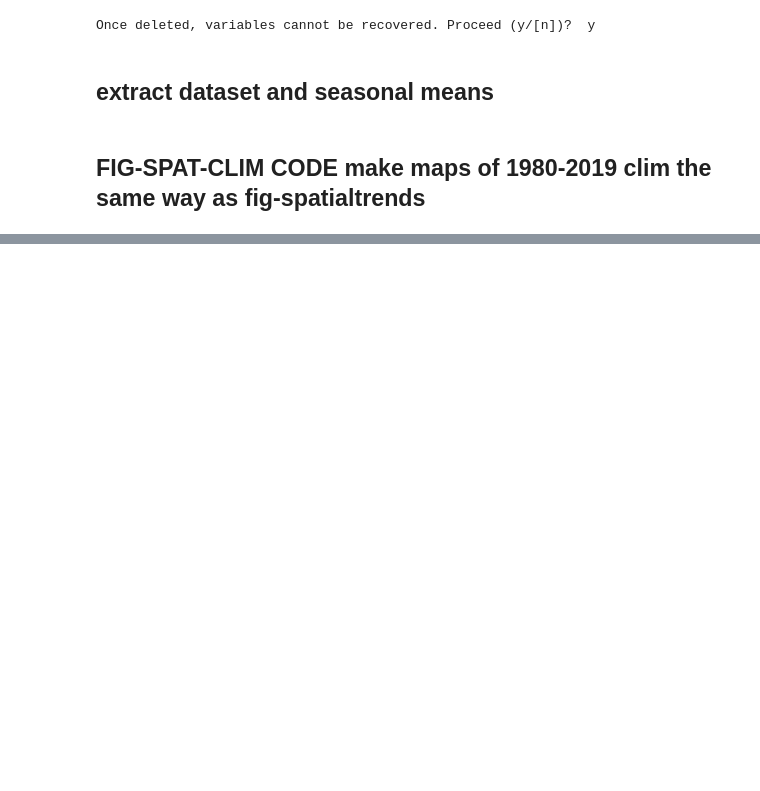
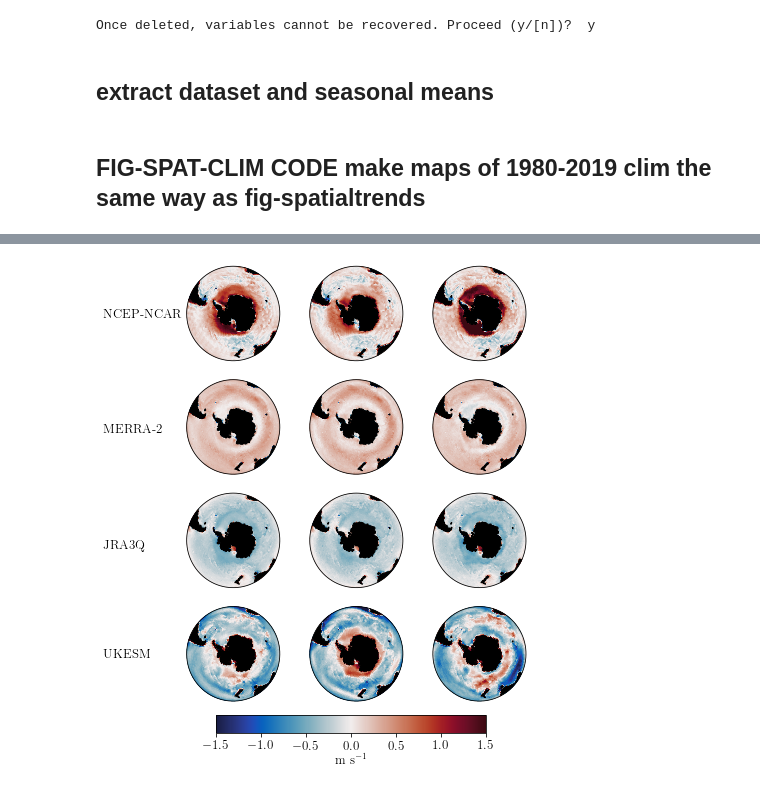
Before and after one commit to tjarnikova/windEval, a Jupyter notebook: plottingCode/Fig-spat-clim.ipynb, the cells around one changed output, grey strips where cells are left out. Saved outputs shown, nothing was run; the diff lists cells and outputs as text; code cells hidden in the pictures; blank space fills up the shorter version.

```diff
--- a/plottingCode/Fig-spat-clim.ipynb
+++ b/plottingCode/Fig-spat-clim.ipynb
@@ -210,0 +305,73 @@ tx = 0.1
+# %%
+n = ['NCEP-NCAR','MERRA','JRA','UKESM',]
+
+# n = ['ERA5']
+
+seas = ['FY','DJF','JJA']
+
+fact = 0.25
+fig = plt.figure(figsize=[25*fact, 48/6*4*fact])
+tcm = cm.balance
+
+
+dats = [ncarfy, ncardjf, ncarjja, \
+        merrafy, merradjf, merrajja, \
+        JRAfy, JRAdjf, JRAjja,\
+        ukesmfy, ukesmdjf, ukesmjja,\
+       ]
+
+dats2 = [erafy, eradjf, erajja,\
+         erafy, eradjf, erajja,
+         erafy, eradjf, erajja,
+         erafy, eradjf, erajja,
+       ]
+
+botbound = -1.5
+topbound = 1.5
+tint = 0.5
+tcm = cm.balance
+tcbr = True
+ind = 1
+for tn in n:
+    for tseas in seas:
+
+        ax1 = fig.add_subplot(4, 3, ind, projection=ccrs.Orthographic(0, -90))
+
+        lats = erafy.lat
+        lons = erafy.lon
+
+        if ind < 12:
+            tcbr = False
+        else:
+            tcbr = True
+        tit = ''
+        # if ind < 4 :
+        #     tit = f'{tseas}'
+        test = dats[ind-1].wspd10m.values
+        test = np.squeeze(test)
+        test2 = dats2[ind-1].wspd10m.values
+        test2 = np.squeeze(test2)
+        test3 = test2-test
+        bc = plot_southern(fig, ax1, lons, lats, test3, botbound,
+                      topbound, np.arange(botbound,topbound,tint), fs = 14,
+                      tit =tit, cbarlab = 'm/s', tcmap = tcm, lm = True, cbr = tcbr,\
+                          ccoords = [0.2, 0.07, .6, .03])
+        ind = ind+1
+
+
+#     if tcbr:
+
+#         cbar_ax = fig.add_axes([0.2, 0.06, .6, .03]) #left, bottom, width, height
+#         fig.colorbar(bc, cax=cbar_ax, orientation="horizontal", label = 'm s$^{-1}$')
+
+n = ['NCEP-NCAR','MERRA-2','JRA3Q','UKESM',]
+wx = np.zeros([6])
+wx = np.array([0.79,  0.59, 0.39, 0.2])
+for i in range(0,4):
+    #wx[i] = 0.82 - 0.127*i
+    fig.text(-0.05,wx[i],f'{n[i]}')
+
+plt.tight_layout()
+fig.savefig('./plts/Fig-spat-clim-other.jpg', dpi = 300, bbox_inches='tight')
+# %% [output]
+[figure, added]
```
Also changed, not shown: parts of 11 cells of this notebook, 13 other files.
